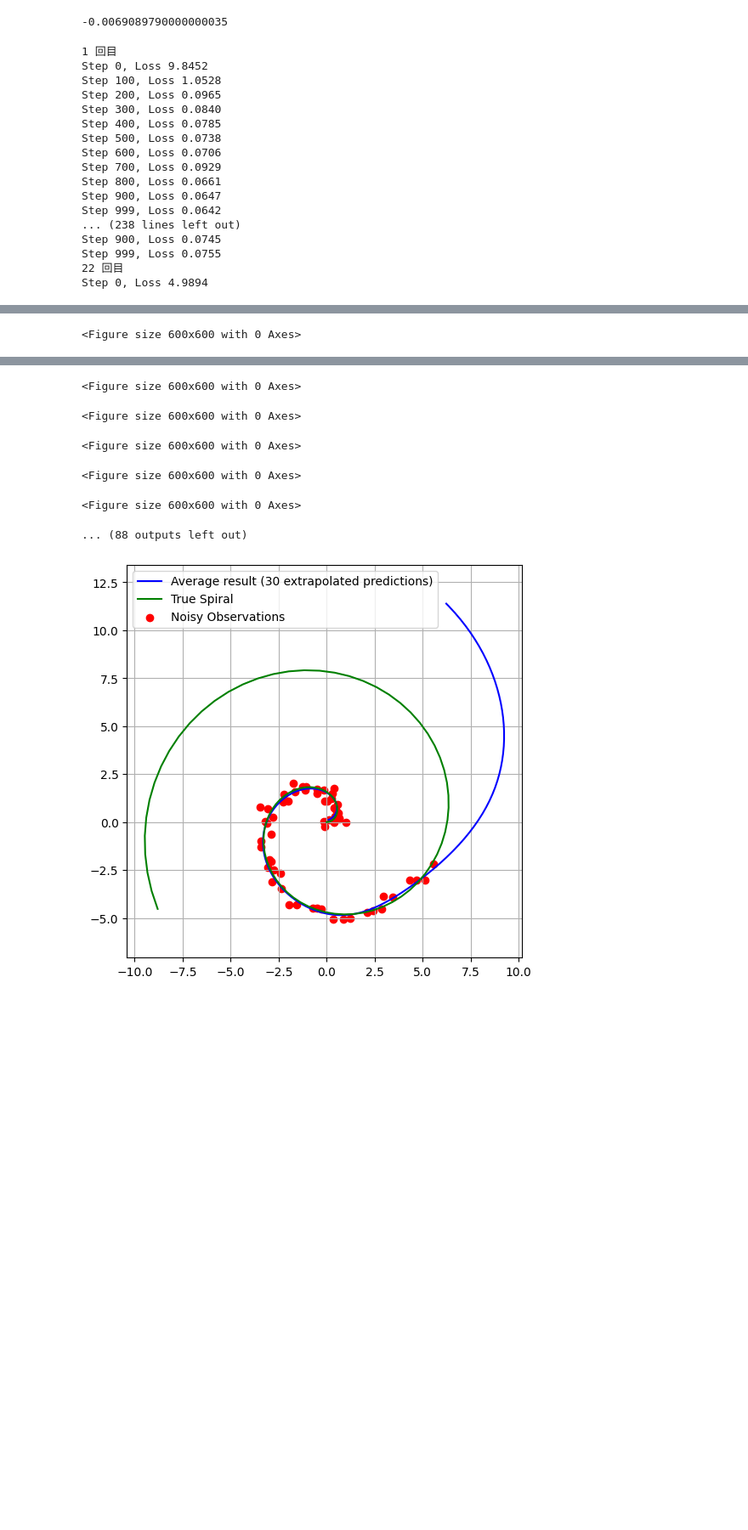
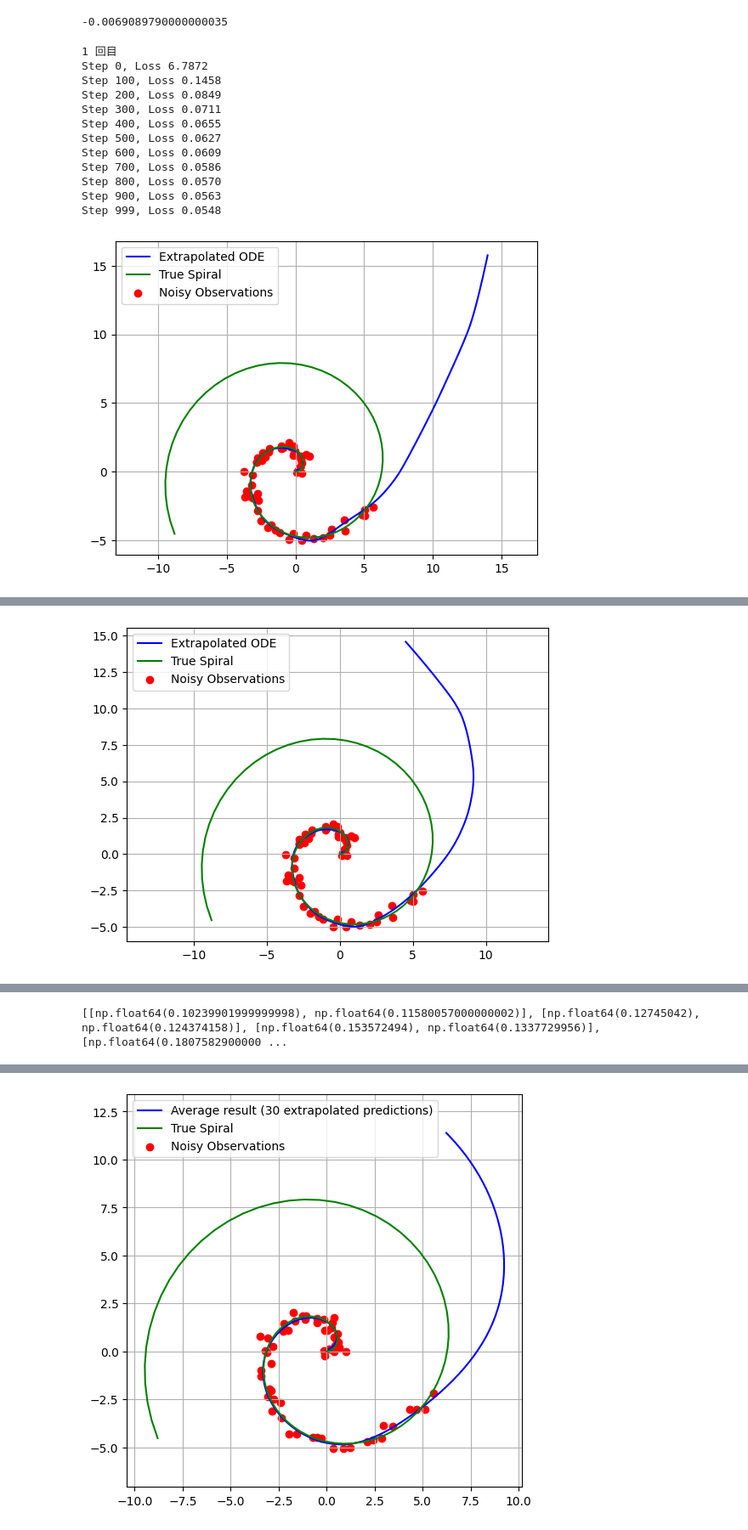
Before and after one commit to takuro913/JIKKEN_NeuralODE_2025, a Jupyter notebook: Spiral_Predict.ipynb, the cells around one changed output, grey strips where cells are left out. Shown at 85% size. Drawn from its saved outputs; the diff is of its cells as text; code cells hidden in the pictures; blank space fills up the shorter version.

```diff
--- a/Spiral_Predict.ipynb
+++ b/Spiral_Predict.ipynb
@@ -201,7 +201,7 @@ for j in range(n):
     """
 
     # 外挿用
-    for itr in range(100):
+    for itr in range(1000):
         optimizer.zero_grad()
         pred_y = odeint(func, y0, t_train) #[60, 1, 2]
         pred_y = pred_y.permute(1, 0, 2) #[1, 60, 2]
@@ -315,12 +315,15 @@ print (all_ave[0][0])
 # %%
 import torch
 import pandas as pd
+import time
+
 
 
 
 for g in range (3):
+    start = time.time()  # 現在時刻（処理開始前）を取得
     all_result=[]# すべての外挿結果を格納するリスト
-    n=30 #外挿を何セットやりたいか
+    n=5 #外挿を何セットやりたいか
 
     for j in range(n):
         # 観測データの整形
@@ -353,7 +356,7 @@ for g in range (3):
                 super().__init__()
                 self.net = nn.Sequential(
                     nn.Linear(2, 50),
-                    # nn.ReLU(),
+                    nn.ReLU(),
                     nn.Tanh(),
                     nn.Linear(50, 2),
                 )
@@ -384,7 +387,7 @@ for g in range (3):
 
 
 
-        optimizer = torch.optim.Adam(func.parameters(), lr=0.01)
+        optimizer = torch.optim.Adam(func.parameters(), lr=0.01)# 学習率lr
         loss_fn = nn.MSELoss()
 
         """
@@ -427,20 +430,20 @@ for g in range (3):
 
 
 
-        plt.figure(figsize=(6, 6))
+        # plt.figure(figsize=(6, 6))
 
         #回帰用↓
         # plt.plot(pred_x[:, 0], pred_x[:, 1], label="Fitted ODE", color='blue')
 
         # 外挿用↓
-        # plt.plot(pred_y_extrapolated[:, 0], pred_y_extrapolated[:, 1], label="Extrapolated ODE", color='blue')
+        plt.plot(pred_y_extrapolated[:, 0], pred_y_extrapolated[:, 1], label="Extrapolated ODE", color='blue')
 
-        # plt.plot(true_x,true_y,label='True Spiral',color='green')
-        # plt.scatter(noisy_x,noisy_y,label='Noisy Observations',color='red') #「plt.scatter(x, y, label="○○")」で散布図を描く関数
-        # plt.legend()
-        # plt.grid(True)
-        # plt.axis('equal')
-        # plt.show()
+        plt.plot(true_x,true_y,label='True Spiral',color='green')
+        plt.scatter(noisy_x,noisy_y,label='Noisy Observations',color='red') #「plt.scatter(x, y, label="○○")」で散布図を描く関数
+        plt.legend()
+        plt.grid(True)
+        plt.axis('equal')
+        plt.show()
 
 
 
@@ -475,46 +478,47 @@ for g in range (3):
     all_ave = np.array(all_ave)  # ← リストをNumPy配列に変換。これをすることで下のプロットのスライスを用いた書き方ができる。逆にこれがないと「リストのまま NumPy 的なインデックス指定」することになりエラーになる
     plt.figure(figsize=(6, 6))
     plt.plot(all_ave[:, 0], all_ave[:, 1], label="Average result (30 extrapolated predictions)", color='blue')# 各回の平均を取ったスパイラル予測
     plt.plot(true_x,true_y,label='True Spiral',color='green')
     plt.scatter(noisy_x,noisy_y,label='Noisy Observations',color='red') #「plt.scatter(x, y, label="○○")」で散布図を描く関数
     plt.legend()
     plt.grid(True)
     plt.axis('equal')
     plt.show()
 
     # 画像保存コード↓
     import os
 
     # 保存先のフォルダを指定
     save_dir = "output_images"
     # ファイル名を自動生成（例：連番や日時）
     from datetime import datetime
     filename = datetime.now().strftime("plot_%Y%m%d_%H%M%S.png")
 
     # 保存
     save_path = os.path.join(save_dir, filename)
     plt.savefig(save_path, dpi=300, bbox_inches='tight')
     plt.close()
 
     print(f"画像を保存しました: {save_path}")
     plt.show()
     # メモリ解放
     plt.close()
+
+    end = time.time()  # 現在時刻（処理完了後）を取得
+
+    time_diff = (end - start)/60  # 処理完了後の時刻から処理開始前の時刻を減算する
+    print(time_diff,"分")  # 処理にかかった時間データを使用
 # %% [output]
 1 回目
-Step 0, Loss 9.8452
-Step 100, Loss 1.0528
-Step 200, Loss 0.0965
-Step 300, Loss 0.0840
-Step 400, Loss 0.0785
-Step 500, Loss 0.0738
-Step 600, Loss 0.0706
-Step 700, Loss 0.0929
-Step 800, Loss 0.0661
-Step 900, Loss 0.0647
-Step 999, Loss 0.0642
-... (238 lines left out)
-Step 900, Loss 0.0745
-Step 999, Loss 0.0755
-22 回目
-Step 0, Loss 4.9894
+Step 0, Loss 6.7872
+Step 100, Loss 0.1458
+Step 200, Loss 0.0849
+Step 300, Loss 0.0711
+Step 400, Loss 0.0655
+Step 500, Loss 0.0627
+Step 600, Loss 0.0609
+Step 700, Loss 0.0586
+Step 800, Loss 0.0570
+Step 900, Loss 0.0563
+Step 999, Loss 0.0548
+[figure, added]
@@ -537,0 +537 @@ Step 999, Loss 0.0627
+[figure, added]
@@ -541 +577 @@ Step 999, Loss 0.0627
-<Figure size 600x600 with 0 Axes>
+[[np.float64(0.10239901999999998), np.float64(0.11580057000000002)], [np.float64(0.12745042), np.float64(0.124374158)], [np.float64(0.153572494), np.float64(0.1337729956)], [np.float64(0.1807582900000 ...
@@ -543,7 +580 @@ Step 999, Loss 0.0627
-<Figure size 600x600 with 0 Axes>
-<Figure size 600x600 with 0 Axes>
-<Figure size 600x600 with 0 Axes>
-<Figure size 600x600 with 0 Axes>
-<Figure size 600x600 with 0 Axes>
-... (88 outputs left out)
 # %%
```
Also changed, not shown: parts of 2 cells of this notebook, 22 other files.
